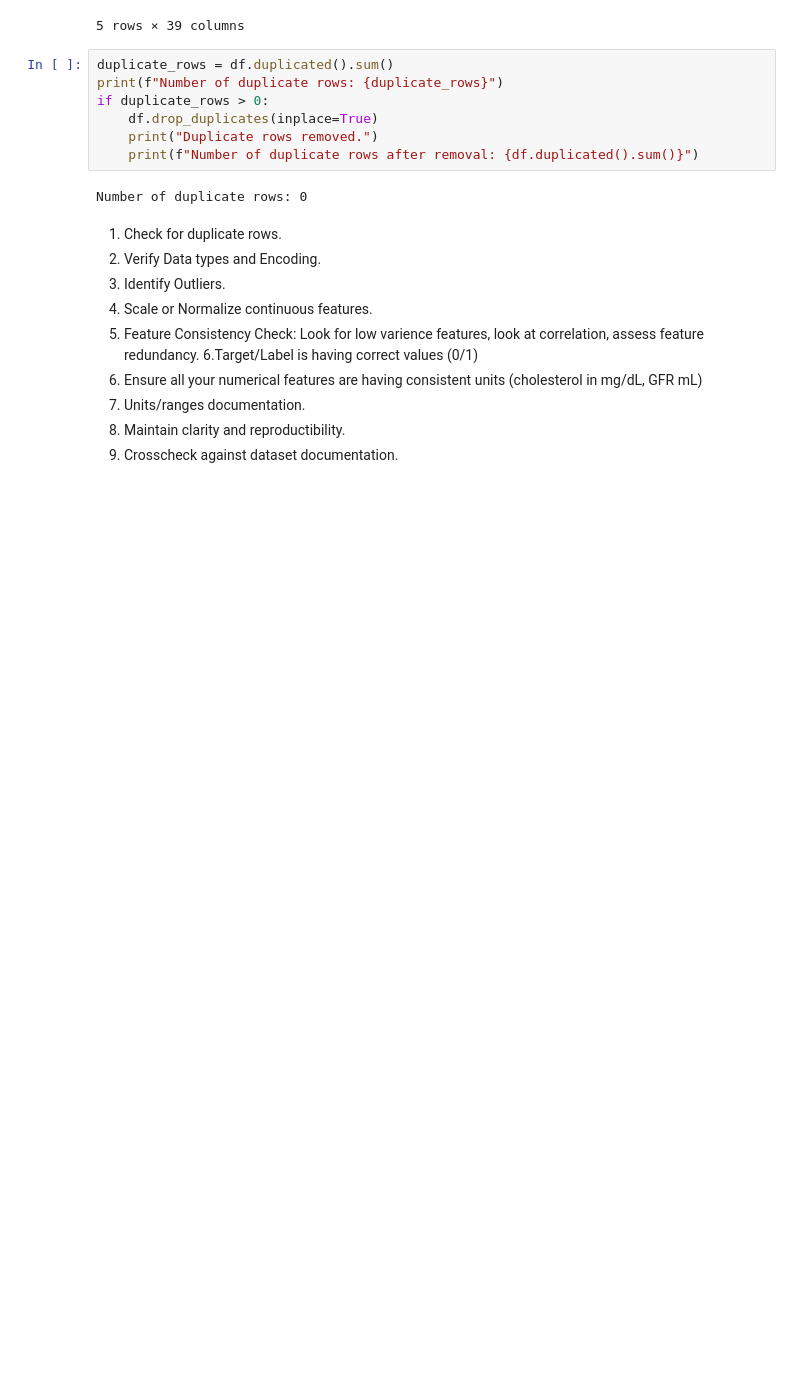
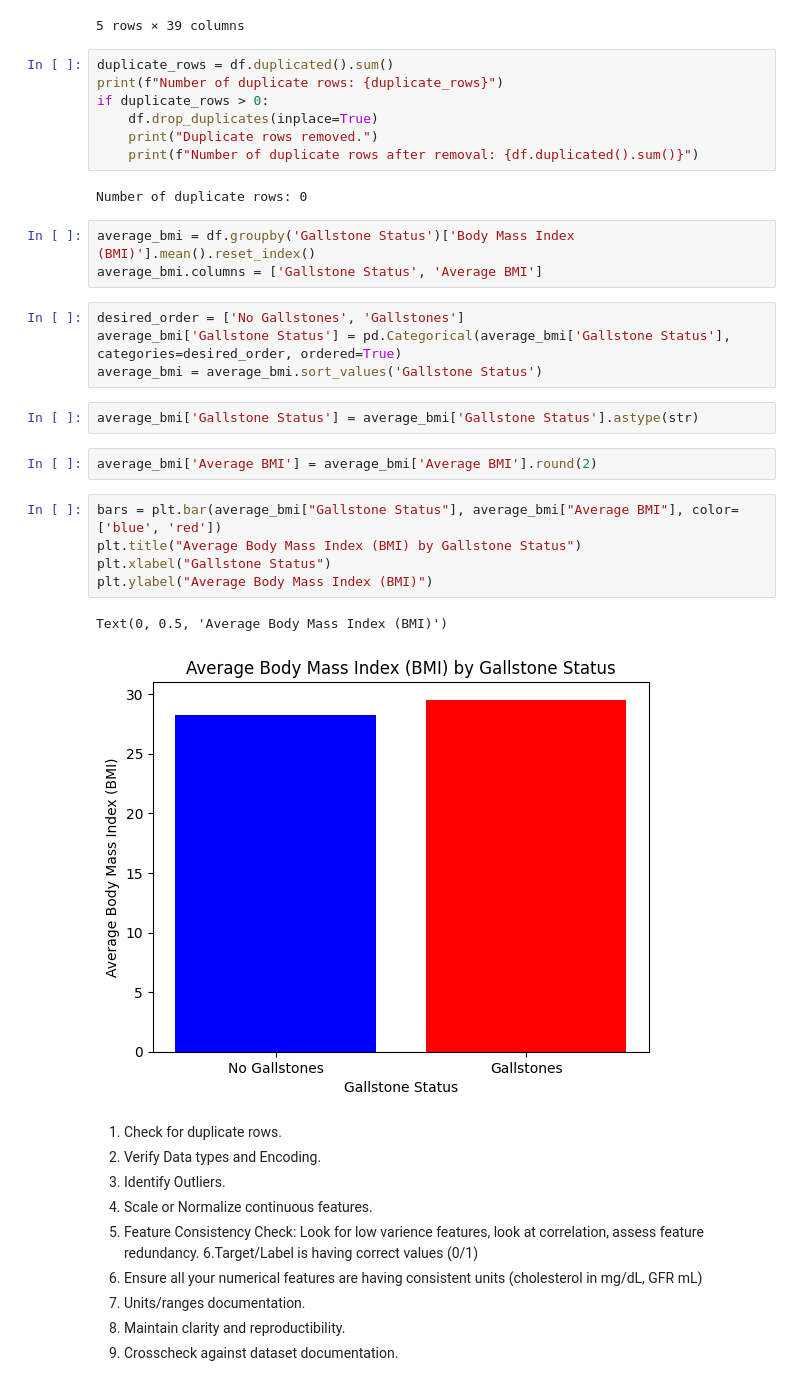
Before and after one commit to michaelb3245/DSRP--MichaelBriglall, a Jupyter notebook: Gallstone_Dataset_Michael_Briglall.ipynb, the cells around one changed output. Drawn from its saved outputs; the diff is of its cells as text; blank space fills up the shorter version.

```diff
--- a/Gallstone_Dataset_Michael_Briglall.ipynb
+++ b/Gallstone_Dataset_Michael_Briglall.ipynb
@@ -122,6 +143,25 @@ if duplicate_rows > 0:
     print(f"Number of duplicate rows after removal: {df.duplicated().sum()}")
 # %% [output]
 Number of duplicate rows: 0
+# %%
+average_bmi = df.groupby('Gallstone Status')['Body Mass Index (BMI)'].mean().reset_index()
+average_bmi.columns = ['Gallstone Status', 'Average BMI']
+# %%
+desired_order = ['No Gallstones', 'Gallstones']
+average_bmi['Gallstone Status'] = pd.Categorical(average_bmi['Gallstone Status'], categories=desired_order, ordered=True)
+average_bmi = average_bmi.sort_values('Gallstone Status')
+# %%
+average_bmi['Gallstone Status'] = average_bmi['Gallstone Status'].astype(str)
+# %%
+average_bmi['Average BMI'] = average_bmi['Average BMI'].round(2)
+# %%
+bars = plt.bar(average_bmi["Gallstone Status"], average_bmi["Average BMI"], color=['blue', 'red'])
+plt.title("Average Body Mass Index (BMI) by Gallstone Status")
+plt.xlabel("Gallstone Status")
+plt.ylabel("Average Body Mass Index (BMI)")
+# %% [output]
+Text(0, 0.5, 'Average Body Mass Index (BMI)')
+[figure, added]
 # %% [markdown]
 1. Check for duplicate rows.
 2. Verify Data types and Encoding.
```
Also changed, not shown: parts of 6 cells of this notebook.
